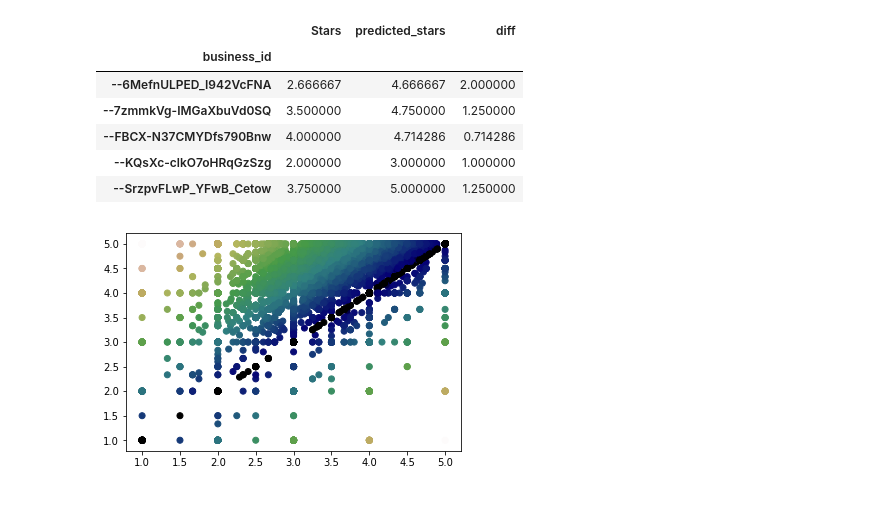
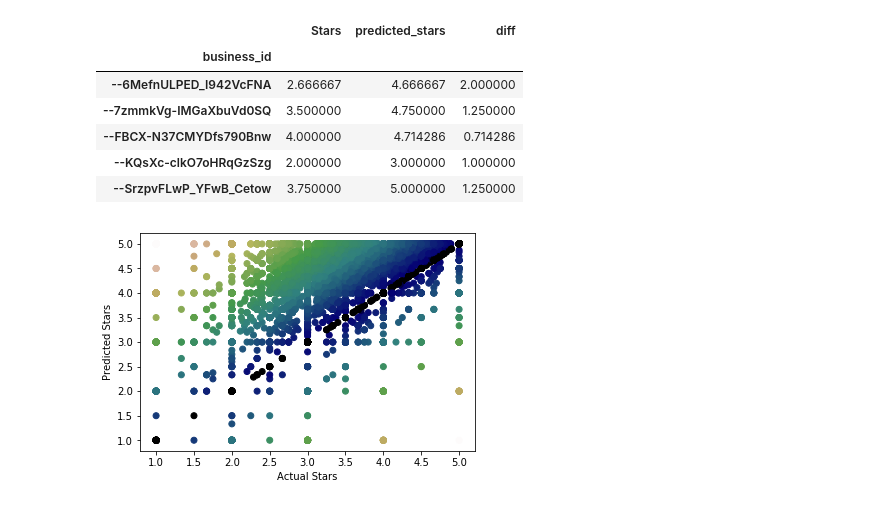
Before and after one commit to aswalin/Yelp-Review-Dataset, a Jupyter notebook: Sentiment Analysis with Aggregated Score.ipynb, the cells around one changed output. Saved outputs shown, nothing was run; the diff lists cells and outputs as text; code cells hidden in the pictures.

```diff
--- a/Sentiment Analysis with Aggregated Score.ipynb
+++ b/Sentiment Analysis with Aggregated Score.ipynb
@@ -250,7 +249,8 @@ final_df.head()
 | --SrzpvFLwP_YFwB_Cetow | 3.750000 | 5.000000 | 1.250000 |
 # %%
 plt.scatter(final_df['Stars'], final_df['predicted_stars'], c=final_df['diff'], cmap=plt.cm.gist_earth)
-
+plt.ylabel('Predicted Stars')
+plt.xlabel('Actual Stars')
 plt.show()
 # %% [output]
-[figure, old version]
+[figure, new version]
```
Also changed, not shown: parts of 2 cells of this notebook.
